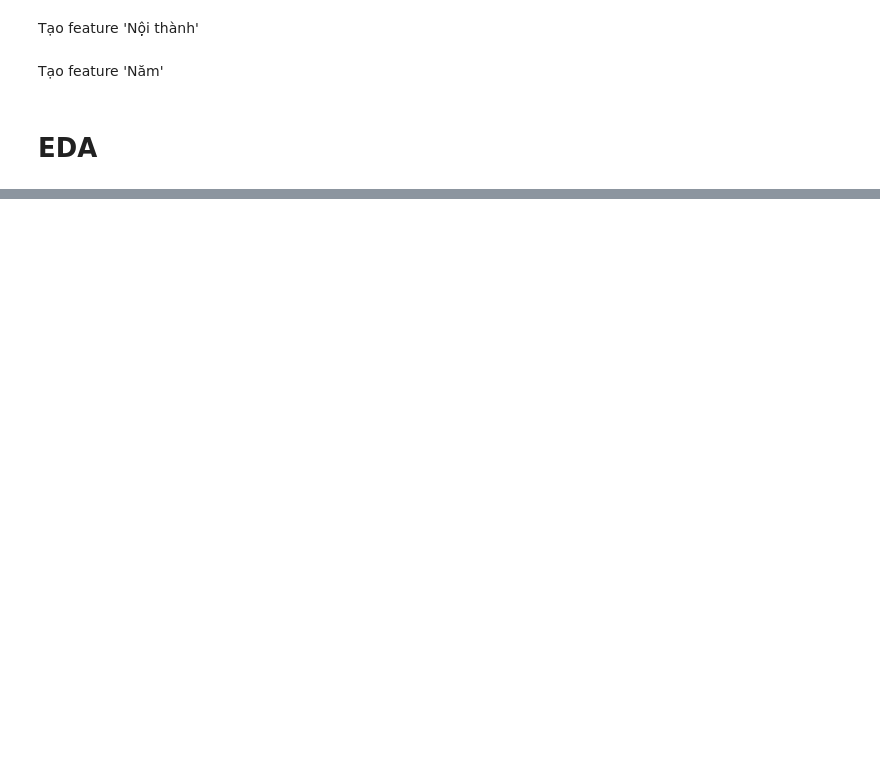
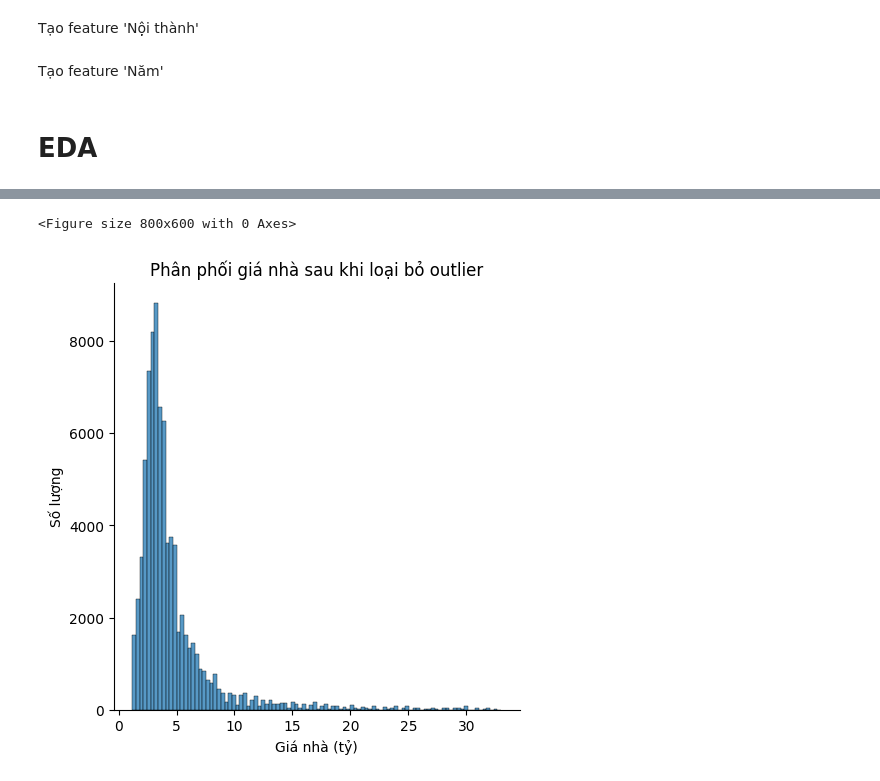
Before and after one commit to tdbui1209/category_dtype_hanoi_saleprice, a Jupyter notebook: hanoi_fix.ipynb, the cells around one changed output, grey strips where cells are left out. Cells and saved outputs as stored; diff of their text form; code cells hidden in the pictures; blank space fills up the shorter version.

```diff
--- a/hanoi_fix.ipynb
+++ b/hanoi_fix.ipynb
@@ -630,0 +676,10 @@ df['Năm'] = df['Ngày'].dt.year
+# %%
+plt.figure(figsize=(8, 6))
+sns.displot(data=df_drop_outlier, x='Giá', kde=False, bins=100)
+plt.title('Phân phối giá nhà sau khi loại bỏ outlier')
+plt.xlabel('Giá nhà (tỷ)')
+plt.ylabel('Số lượng')
+plt.show()
+# %% [output]
+<Figure size 800x600 with 0 Axes>
+[figure, added]
```
Also changed, not shown: parts of 75 cells of this notebook.
